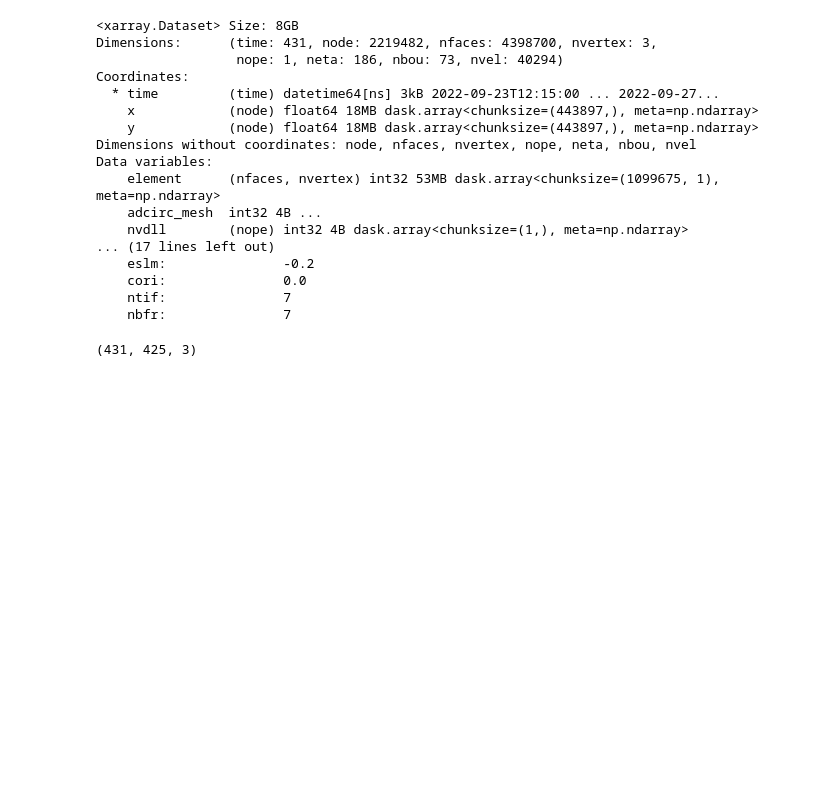
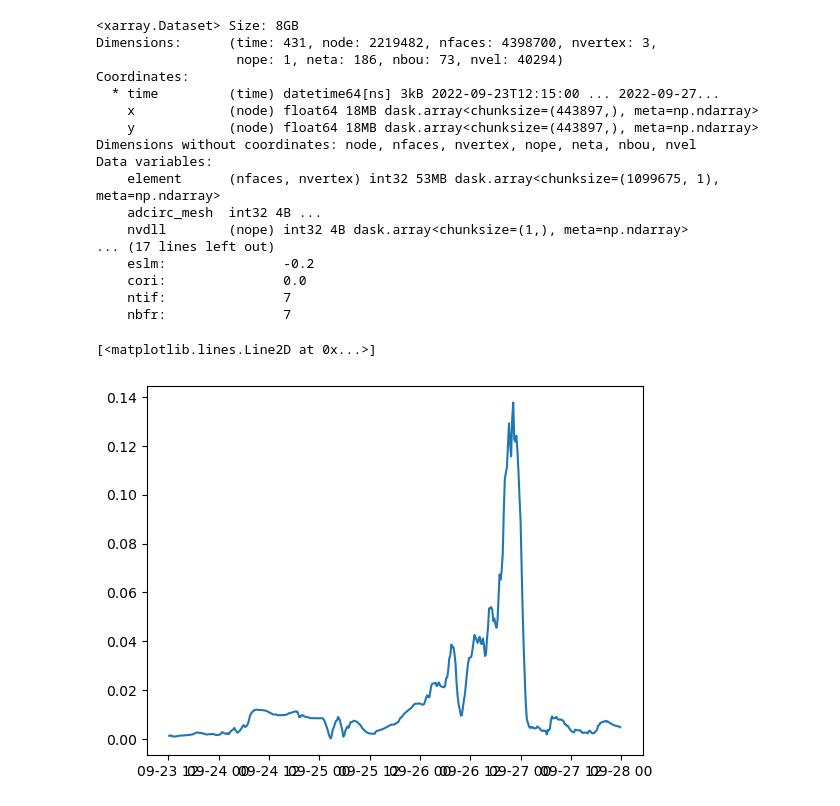
Before and after one commit to csherwood-usgs/NOPP_comparison, a Jupyter notebook: extract_adcirc_bulk_on_contour.ipynb, the cells around one changed output. Saved outputs shown, nothing was run; the diff lists cells and outputs as text; code cells hidden in the pictures; blank space fills up the shorter version.

Commit message:
adcirc bulk stats work

```diff
--- a/extract_adcirc_bulk_on_contour.ipynb
+++ b/extract_adcirc_bulk_on_contour.ipynb
@@ -44,10 +44,10 @@ Data variables:
 # %%
 # Node coords - convert to easting and northing
 transformer = Transformer.from_crs("EPSG:4326", "EPSG:32617", always_xy=True)
-x, y = transformer.transform(ds["x"].values, ds["y"].values )
+x, y = transformer.transform(ds_Hs["x"].values, ds_Hs["y"].values )
 
 # Triangle connectivity; often 1-based in ADCIRC, so subtract 1
-triangles = ds["element"].values.astype(np.int64) - 1   # shape (nfaces, 3)
+triangles = ds_Hs["element"].values.astype(np.int64) - 1   # shape (nfaces, 3)
 # %%
 # Load the contour file
 contour_file = 'contour30sp.csv'
@@ -118,4 +97,38 @@ HS_interp_da = xr.DataArray(
-# %%
-depth_sub = ds['depth'].isel(node=xr.DataArray(v_flat, dims=(("ptv",))) )
-# %% [output]
-(431, 425, 3)
+# %%
+npoints, ncorners = v.shape  # ncorners = 3 for triangles
+assert ncorners == 3
+
+# Wrap indices and weights with labeled dims
+idx_da = xr.DataArray(v.astype(np.int64), dims=("point", "corner"))         # (point, corner)
+w_da   = xr.DataArray(weights,            dims=("point", "corner"))         # (point, corner)
+
+Dir_fname = "allnodes_direction_ts_swan_DIR_63.nc"
+ds_Dir = xr.open_dataset(data_dir+Dir_fname, chunks={"time": 8})
+
+Tps_fname = "allnodes_TPSperiod_ts_swan_TPS_63.nc"
+ds_Tps = xr.open_dataset(data_dir+Tps_fname, chunks={"time": 8})
+# %%
+# --- Static variable depth -> shape (point, corner)
+depth_pc = ds_hs["depth"].isel(node=idx_da)                                 # (point, corner)
+
+# --- Time-varying variables (Hs, Tp, Dir) -> shape (time, point, corner)
+Hs_tpc = ds_Hs["swan_HS"].isel(node=idx_da)     # (time, point, corner)
+Dir_tpc = ds_Dir["swan_DIR"].isel(node=idx_da)  # (time, point, corner)
+Tps_tpc = ds_Tps["swan_TPS"].isel(node=idx_da)  # (time, point, corner)
+
+# Directional components of Dir
+xDir_tpc, yDir_tpc = xycoord( 1, Dir_tpc )
+
+# Interpolate to contour points with barycentric weights
+depth_point = (depth_pc * w_da).sum(dim="corner")                           # (point,)
+Hs_tp = (Hs_tpc * w_da).sum(dim="corner")                                   # (time, point)
+Hs_tp.name = "Hs_at_contour_points"
+
+
+# Weighted RMS deviation (time, point)
+Hs_wrms = (((Hs_tpc - Hs_tp)**2 * w_da).sum("corner"))**0.5
+Hs_wrms.name = "Hs_weighted_rms_deviation"
+
+# Some optional companion metrics:
+Hs_range = (Hs_tpc.max("corner") - Hs_tpc.min("corner"))  # (time, point)
+Hs_cv    = Hs_wrms / xr.where(Hs_tp != 0, Hs_tp, np.nan)  # coefficient of variation
@@ -121,0 +156,5 @@ depth_sub = ds['depth'].isel(node=xr.DataArray(v_flat, dims=(("ptv",))) )
+# %%
+plt.plot(adcirc_time, Hs_wrms[:,320] )
+# %% [output]
+[<matplotlib.lines.Line2D at 0x...>]
+[figure, added]
```
Also changed, not shown: parts of 10 cells of this notebook, 2 other files.
